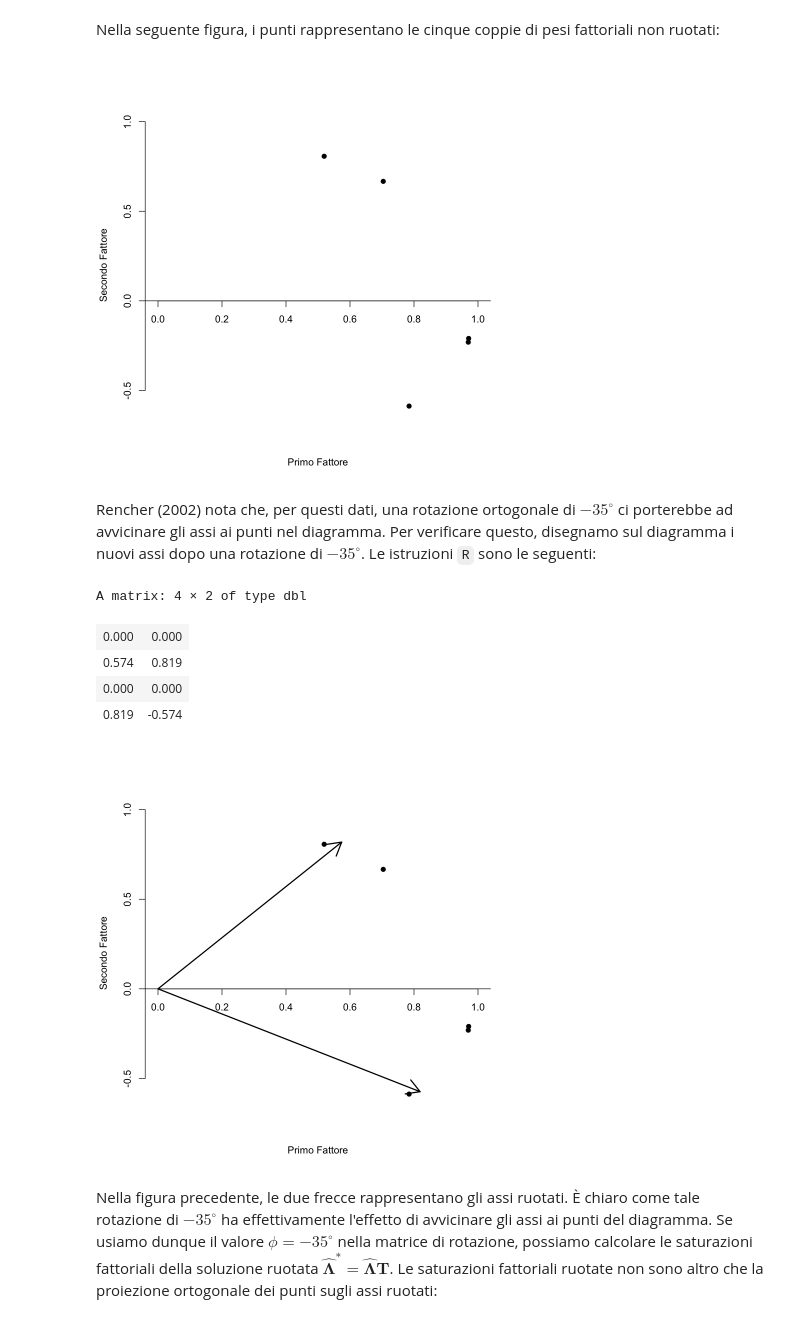
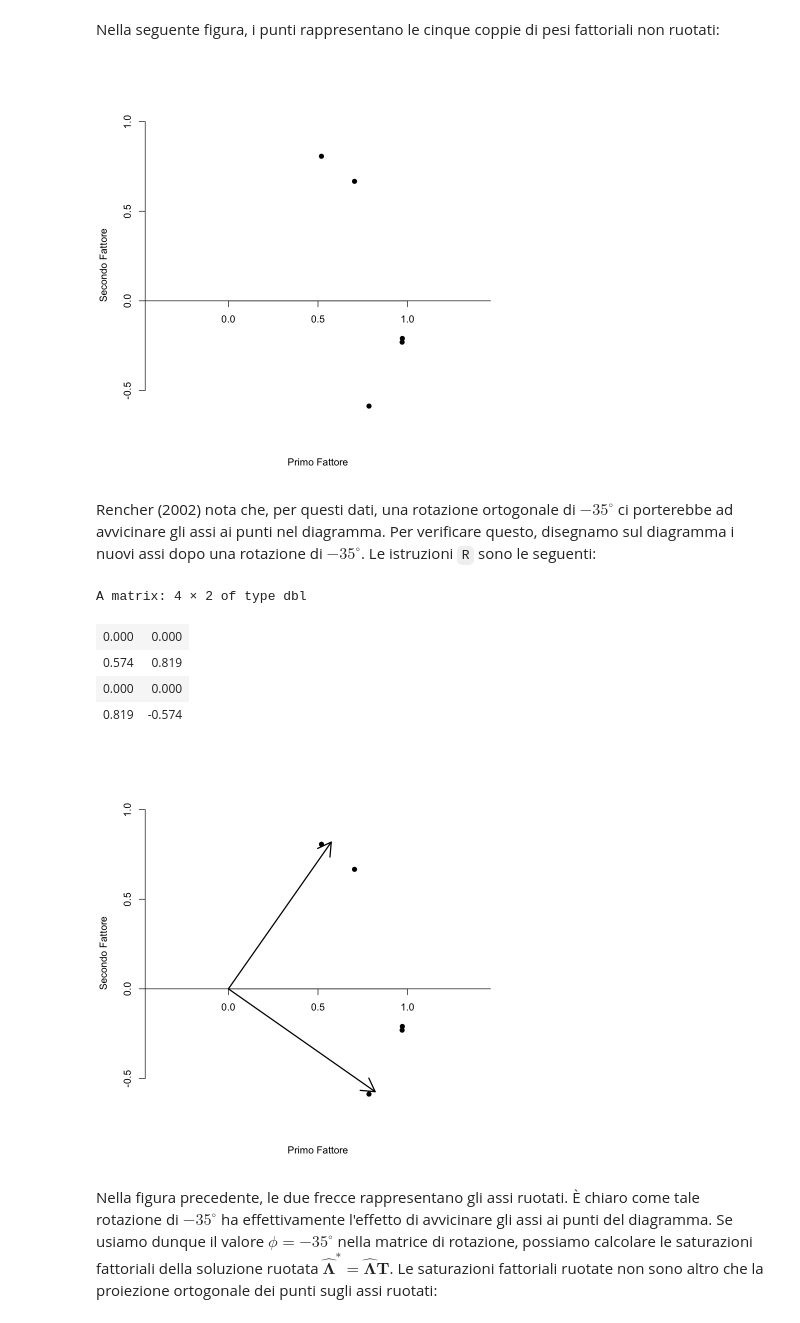
Before and after one commit to ccaudek/cfa_book_2023, a Jupyter notebook: _build/jupyter_execute/205_rotazione.ipynb, the cells around one changed output. Saved outputs shown, nothing was run; the diff lists cells and outputs as text; code cells hidden in the pictures.

```diff
--- a/_build/jupyter_execute/205_rotazione.ipynb
+++ b/_build/jupyter_execute/205_rotazione.ipynb
@@ -266,11 +266,11 @@ fattoriali non ruotati:
 plot(
   f.pc$load[,1], f.pc$load[,2], bty = 'n', xaxt = 'n',
   xlab = "Primo Fattore", ylab = "Secondo Fattore",
-  ylim = c(-.6, 1), xlim = c(0,1), pch = 19)
+  ylim = c(-.6, 1), xlim = c(0,1), pch = 19, asp = 1)
   axis(1, pos = c(0,0))
   abline(0, 0)
 # %% [output]
-[figure, old version]
+[figure, new version]
 # %% [markdown]
 Rencher (2002) nota che, per questi dati, una rotazione ortogonale di
 $-35^{\circ}$ ci porterebbe ad avvicinare gli assi ai punti nel
@@ -280,35 +280,35 @@ dopo una rotazione di $-35^{\circ}$. Le istruzioni `R` sono le seguenti:
 plot(
   f.pc$load[,1], f.pc$load[,2], bty = 'n', xaxt = 'n',
   xlab = "Primo Fattore", ylab = "Secondo Fattore",
-  ylim = c(-.6, 1), xlim = c(0,1), pch = 19)
+  ylim = c(-.6, 1), xlim = c(0,1), pch = 19, asp = 1)
   axis(1, pos = c(0,0))
   abline(0, 0)
 
 ar <- matrix(c(
   0, 0,
   0, 1,
   0, 0,
   1, 0
 ), ncol = 2, byrow = TRUE)
 
 angle <- 35
 rad <- angle * pi / 180
 T <- matrix(c(
   cos(rad), -sin(rad),
   sin(rad),  cos(rad)
 ), ncol = 2, byrow = TRUE)
 
 round(ar %*% T, 3)
 
 arrows(0, 0, 0.574,  0.819, lwd = 2)
 arrows(0, 0, 0.819, -0.574, lwd = 2)
 # %% [output]
 A matrix: 4 × 2 of type dbl
 | 0.000 | 0.000 |
 | 0.574 | 0.819 |
 | 0.000 | 0.000 |
 | 0.819 | -0.574 |
-[figure, old version]
+[figure, new version]
 # %% [markdown]
 Nella figura precedente, le due frecce rappresentano gli assi ruotati. È
 chiaro come tale rotazione di $-35^{\circ}$ ha effettivamente l'effetto
```
Also changed, not shown: parts of 3 cells of this notebook, 10 other files.
